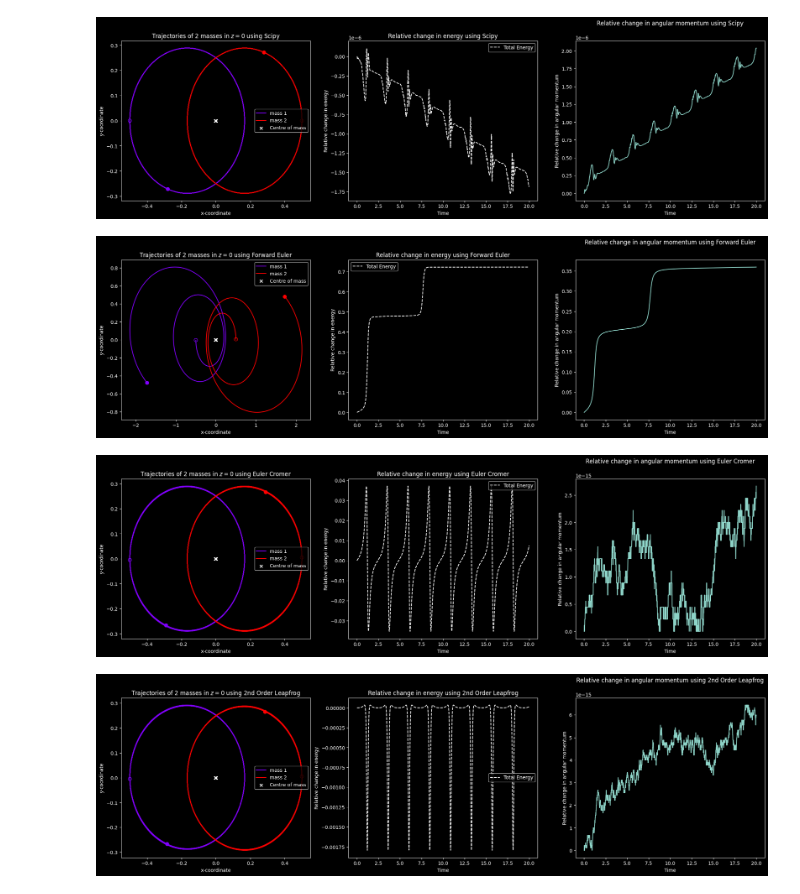
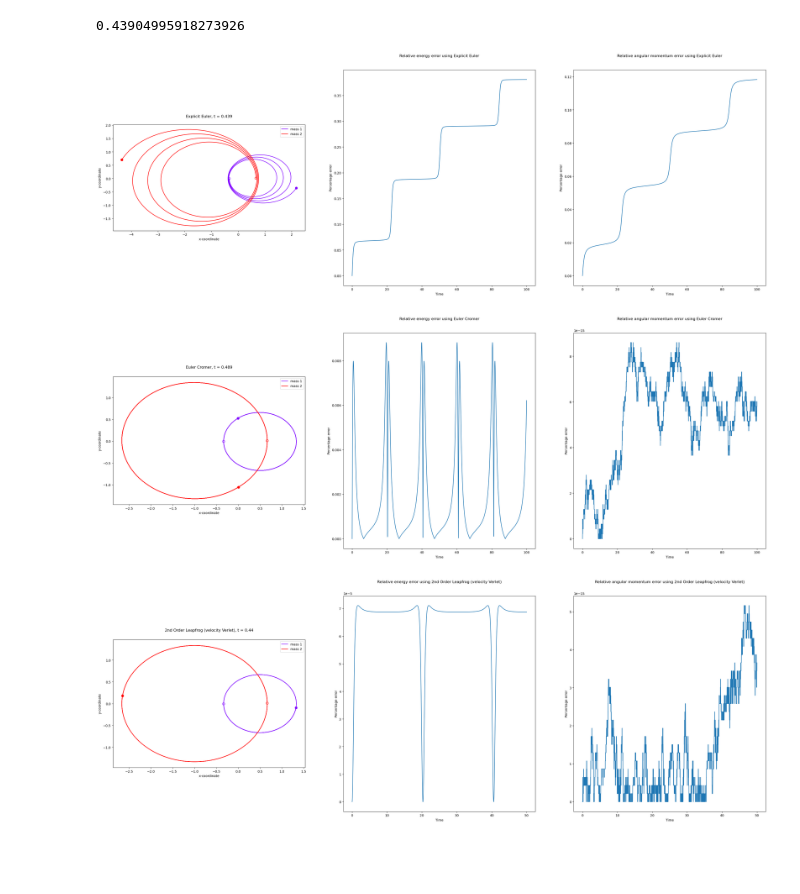
Before and after one commit to williamjones7/Dissertation, a Jupyter notebook: Kepler Orbits.ipynb, the cells around one changed output. Drawn from its saved outputs; the diff is of its cells as text; code cells hidden in the pictures; blank space fills up the shorter version.

```diff
--- a/Kepler Orbits.ipynb
+++ b/Kepler Orbits.ipynb
@@ -7,24 +204,25 @@ from plot import *
 # gravity
 G = 1
 
-# masses
-m1 = 1
-m2 = 1
+# mass ratio & eccentricity
+q = 0.5 # q = m2 / m1
+e = 0.6
+
+m1 = 1 # central mass
+m2 = q # orbiting mass
 
 # position
 r1 = np.array([0,0.0,0.0], dtype="float64")
-r2 = np.array([1.0,0.0,0.0], dtype="float64")
+r2 = np.array([1,0.0,0.0], dtype="float64")
 
 # velocity
 v1 = np.array([0,0.0,0], dtype="float64")
-v2 = np.array([0,1.0,0], dtype="float64")
+v2 = np.array([0,np.sqrt((1 + q)*(1 + e)),0], dtype="float64")
 
 # create initial vectors
 r0s = np.array([r1,r2])
 v0s = np.array([v1,v2])
 masses = np.array([m1, m2])
 
-# reposition centre of mass to origin with no momentum
-rcom, vcom = CentreOfMass(r0s, v0s, masses)
-r0s -= rcom
-v0s -= vcom
+T = 20
+h = 0.01
@@ -31,21 +238,19 @@ v0s -= vcom
+# %%
+### Forward Euler ###
+Euler_traj = run_scheme(EulerStep, 0, 100, 0.01, r0s, v0s, G, masses)
+plot2D(Euler_traj, masses, 'Explicit Euler', COM = False)
+# %% [output]
+0.43904995918273926
+[figure, added]
+# %%
+### Euler Cromer ###
+EulerCromer_traj = run_scheme(EulerCromerStep, 0, 100, 0.01, r0s, v0s, G, masses)
+plot2D(EulerCromer_traj, masses, 'Euler Cromer', COM = False)
+# %% [output]
+[figure, added]
 # %%
-### Truth ###
-t_vals, true_rs, true_vs, true_ke, true_pe, true_am = run_scipy(0, 20, 0.01, r0s, v0s, G, masses)
-plot2D(t_vals, true_rs, true_vs, true_ke, true_pe, true_am, masses, 'Scipy')
-
-### Forward Euler ###
-Euler_ts, Euler_rs, Euler_vs, Euler_ke, Euler_pe, Euler_am = run_scheme(EulerStep, 0, 20, 0.01, r0s, v0s, G, masses)
-plot2D(Euler_ts, Euler_rs, Euler_vs, Euler_ke, Euler_pe, Euler_am, masses, 'Forward Euler')
-
-# ### Euler Cromer ###
-EulerCromer_ts, EulerCromer_rs, EulerCromer_vs, EulerCromer_ke, EulerCromer_pe, EulerCromer_am = run_scheme(EulerCromerStep, 0, 20, 0.01, r0s, v0s, G, masses)
-plot2D(EulerCromer_ts, EulerCromer_rs, EulerCromer_vs, EulerCromer_ke, EulerCromer_pe, EulerCromer_am, masses, 'Euler Cromer')
-
 # ### 2nd Order Leapfrog ###
-Leapfrog_ts, Leapfrog_rs, Leapfrog_vs, Leapfrog_ke, Leapfrog_pe, Leapfrog_am = run_scheme(LeapfrogStep, 0, 20, 0.01, r0s, v0s, G, masses)
-plot2D(Leapfrog_ts, Leapfrog_rs, Leapfrog_vs, Leapfrog_ke, Leapfrog_pe, Leapfrog_am, masses, '2nd Order Leapfrog')
+Leapfrog_traj = run_scheme(LeapfrogStep, 0, 50, 0.01, r0s, v0s, G, masses)
+plot2D(Leapfrog_traj, masses, '2nd Order Leapfrog (velocity Verlet)', COM = False)
 # %% [output]
-[figure, old version]
+[figure, new version]
-[figure, removed]
-[figure, removed]
-[figure, removed]
```
Also changed, not shown: parts of 20 cells of this notebook, 6 other files.
